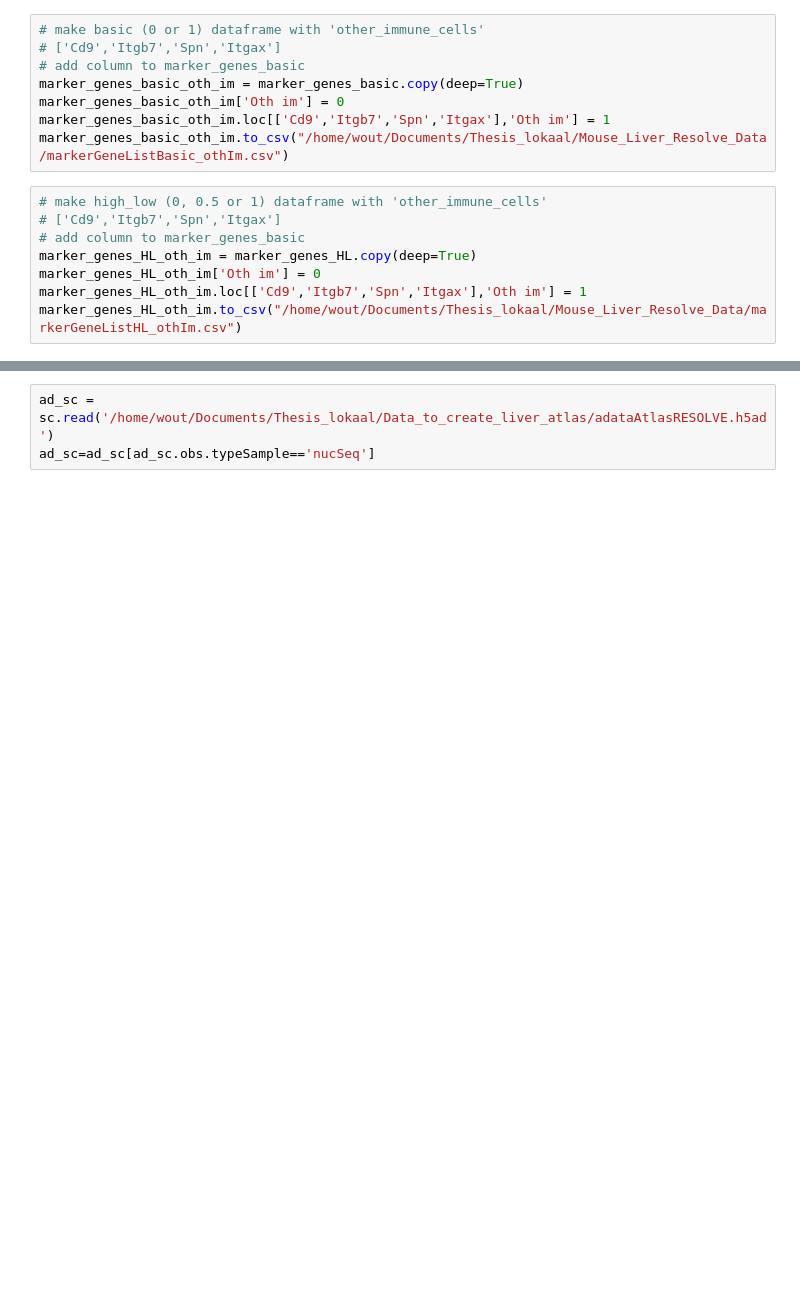
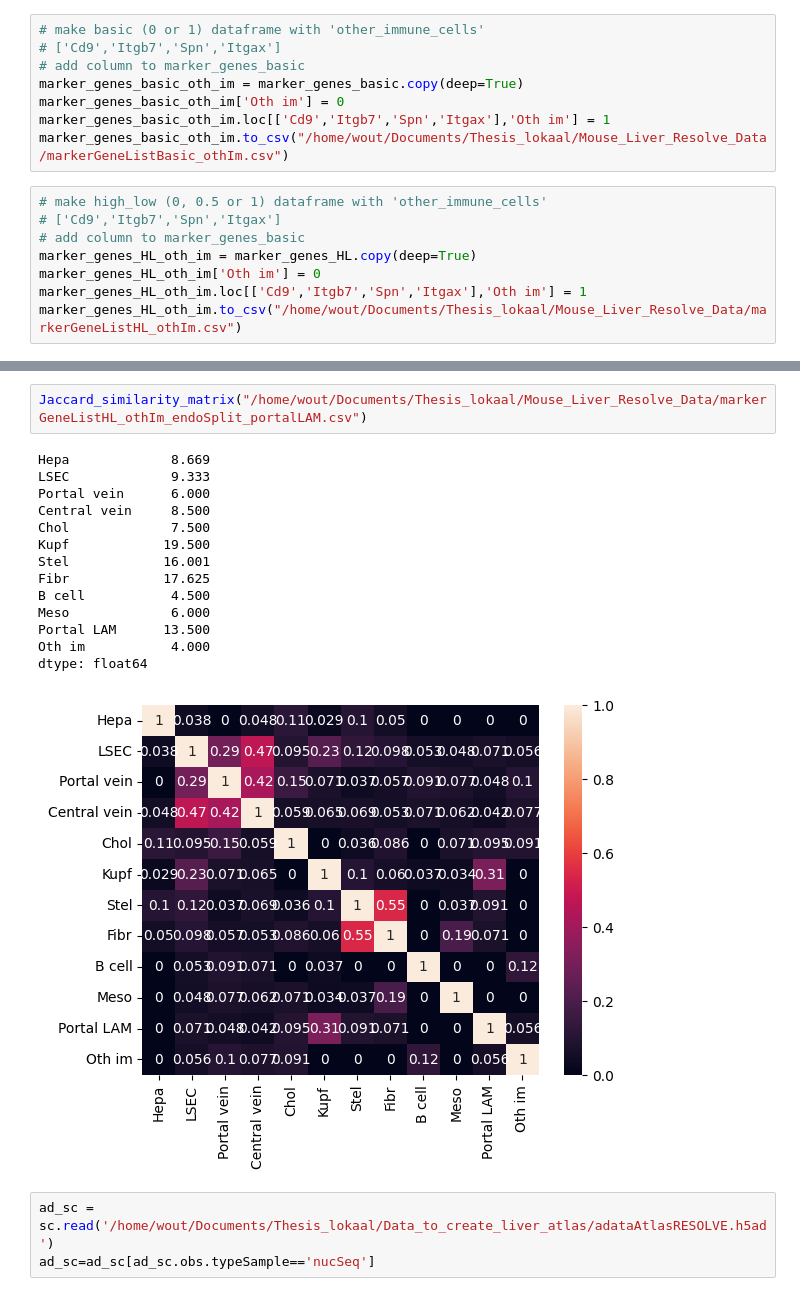
Before and after one commit to WoutVanhenden/Thesis, a Jupyter notebook: markers_annotation.ipynb, the cells around one changed output, grey strips where cells are left out. Cells and saved outputs as stored; diff of their text form; blank space fills up the shorter version.

```diff
--- a/markers_annotation.ipynb
+++ b/markers_annotation.ipynb
@@ -193,3 +216,20 @@ marker_genes_HL_oth_im.to_csv("/home/wout/Documents/Thesis_lokaal/Mouse_Liver_Re
+# %%
+Jaccard_similarity_matrix("/home/wout/Documents/Thesis_lokaal/Mouse_Liver_Resolve_Data/markerGeneListHL_othIm_endoSplit_portalLAM.csv")
+# %% [output]
+Hepa             8.669
+LSEC             9.333
+Portal vein      6.000
+Central vein     8.500
+Chol             7.500
+Kupf            19.500
+Stel            16.001
+Fibr            17.625
+B cell           4.500
+Meso             6.000
+Portal LAM      13.500
+Oth im           4.000
+dtype: float64
+[figure, added]
 # %%
 ad_sc = sc.read('/home/wout/Documents/Thesis_lokaal/Data_to_create_liver_atlas/adataAtlasRESOLVE.h5ad')
 ad_sc=ad_sc[ad_sc.obs.typeSample=='nucSeq']
```
Also changed, not shown: parts of 6 cells of this notebook, 2 other files.
